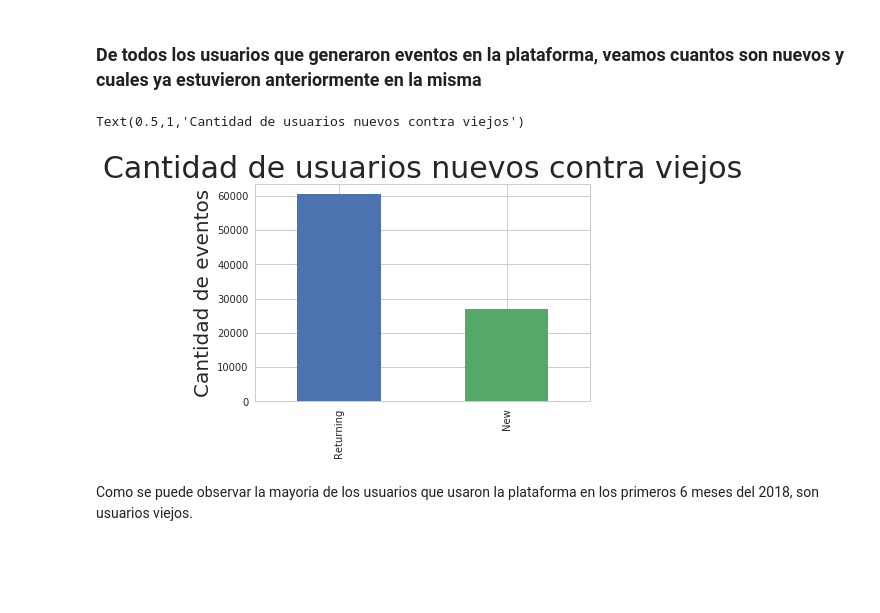
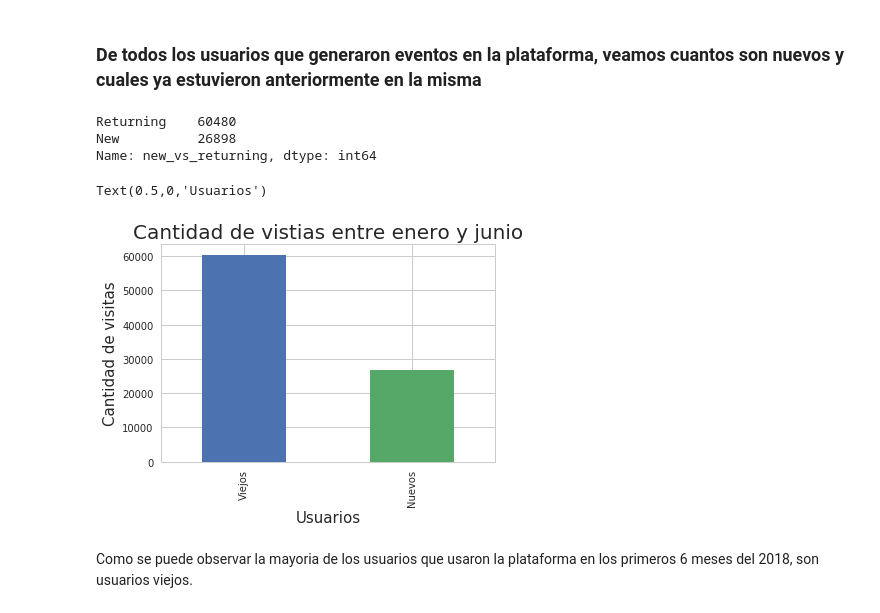
Before and after one commit to gabyrobles93/7506-TP1-Trocafone, a Jupyter notebook: analisis_gonza.ipynb, the cells around one changed output. Drawn from its saved outputs; the diff is of its cells as text; code cells hidden in the pictures; blank space fills up the shorter version.

Commit message:
analisis de campania y usuarios

```diff
--- a/analisis_gonza.ipynb
+++ b/analisis_gonza.ipynb
@@ -52,13 +55,22 @@ events_short['month'] = events_short['timestamp'].dt.month
 #events_short.sort_values(by=['person', 'timestamp'], ascending=True)
 # %% [markdown]
 ### De todos los usuarios que generaron eventos en la plataforma, veamos cuantos son nuevos y cuales ya estuvieron anteriormente en la misma
+# %%
+events_short['new_vs_returning'].value_counts()
+# %% [output]
+Returning    60480
+New          26898
+Name: new_vs_returning, dtype: int64
 # %%
 p = events_short['new_vs_returning'].value_counts().plot.bar()
-p.set_ylabel('Cantidad de eventos', fontsize= 20)
-p.set_title('Cantidad de usuarios nuevos contra viejos', fontsize=30)
+labels = ['Viejos', 'Nuevos']
+p.set_xticklabels(labels)
+p.set_ylabel('Cantidad de visitas', fontsize= 15)
+p.set_title('Cantidad de vistias entre enero y junio', fontsize=20)
+p.set_xlabel('Usuarios', fontsize=15)
 # %% [output]
-Text(0.5,1,'Cantidad de usuarios nuevos contra viejos')
+Text(0.5,0,'Usuarios')
-[figure, old version]
+[figure, new version]
 # %% [markdown]
 Como se puede observar la mayoria de los usuarios que usaron la plataforma en los primeros 6 meses del 2018, son usuarios viejos.
 # %% [markdown]
```
Also changed, not shown: parts of 44 cells of this notebook, 1 other file.
